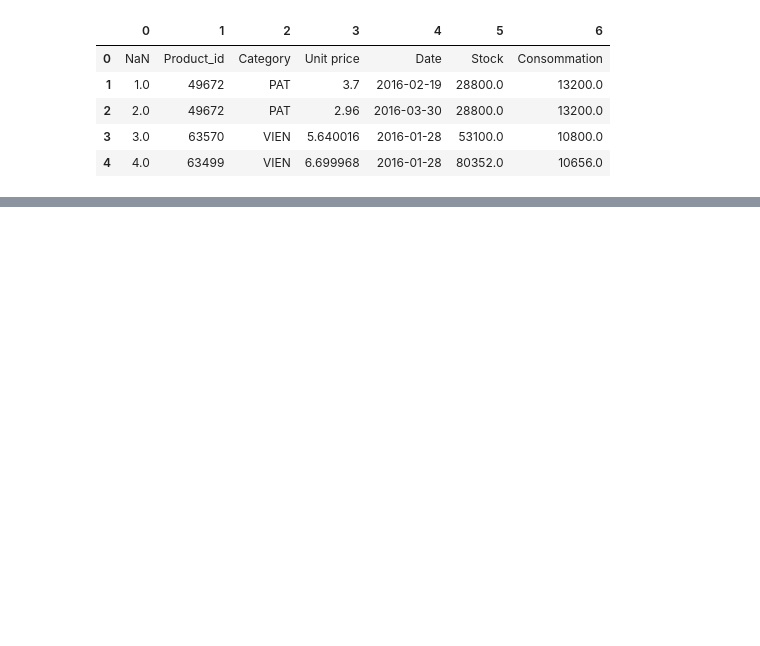
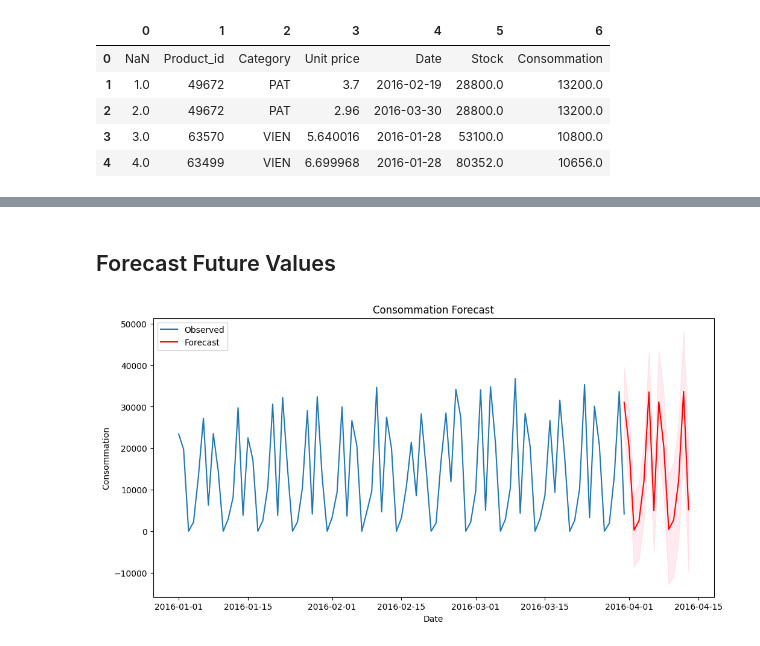
Before and after one commit to 3zden/Stock-out-prediction, a Jupyter notebook: Modeling Phase/ARIMA model.ipynb, the cells around one changed output, grey strips where cells are left out. Cells and saved outputs as stored; diff of their text form; code cells hidden in the pictures; blank space fills up the shorter version.

```diff
--- a/Modeling Phase/ARIMA model.ipynb
+++ b/Modeling Phase/ARIMA model.ipynb
@@ -56,0 +102,23 @@ DateParseError: Unknown datetime string format, unable to parse: Date, at positi
+# %% [markdown]
+## Forecast Future Values
+# %%
+n_periods = 14  # Number of days to forecast (change as needed)
+forecast = model_fit.get_forecast(steps=n_periods)
+forecast_index = pd.date_range(ts.index[-1], periods=n_periods, freq="D")
+
+# Get forecasted mean and confidence intervals
+forecast_mean = forecast.predicted_mean
+conf_int = forecast.conf_int()
+
+# Plot the forecast
+plt.figure(figsize=(12, 6))
+plt.plot(ts, label='Observed')
+plt.plot(forecast_index, forecast_mean, label='Forecast', color='red')
+plt.fill_between(forecast_index, conf_int.iloc[:, 0], conf_int.iloc[:, 1], color='pink', alpha=0.3)
+plt.title('Consommation Forecast')
+plt.xlabel('Date')
+plt.ylabel('Consommation')
+plt.legend()
+plt.show()
+# %% [output]
+[figure, added]
```
Also changed, not shown: parts of 5 cells of this notebook.
